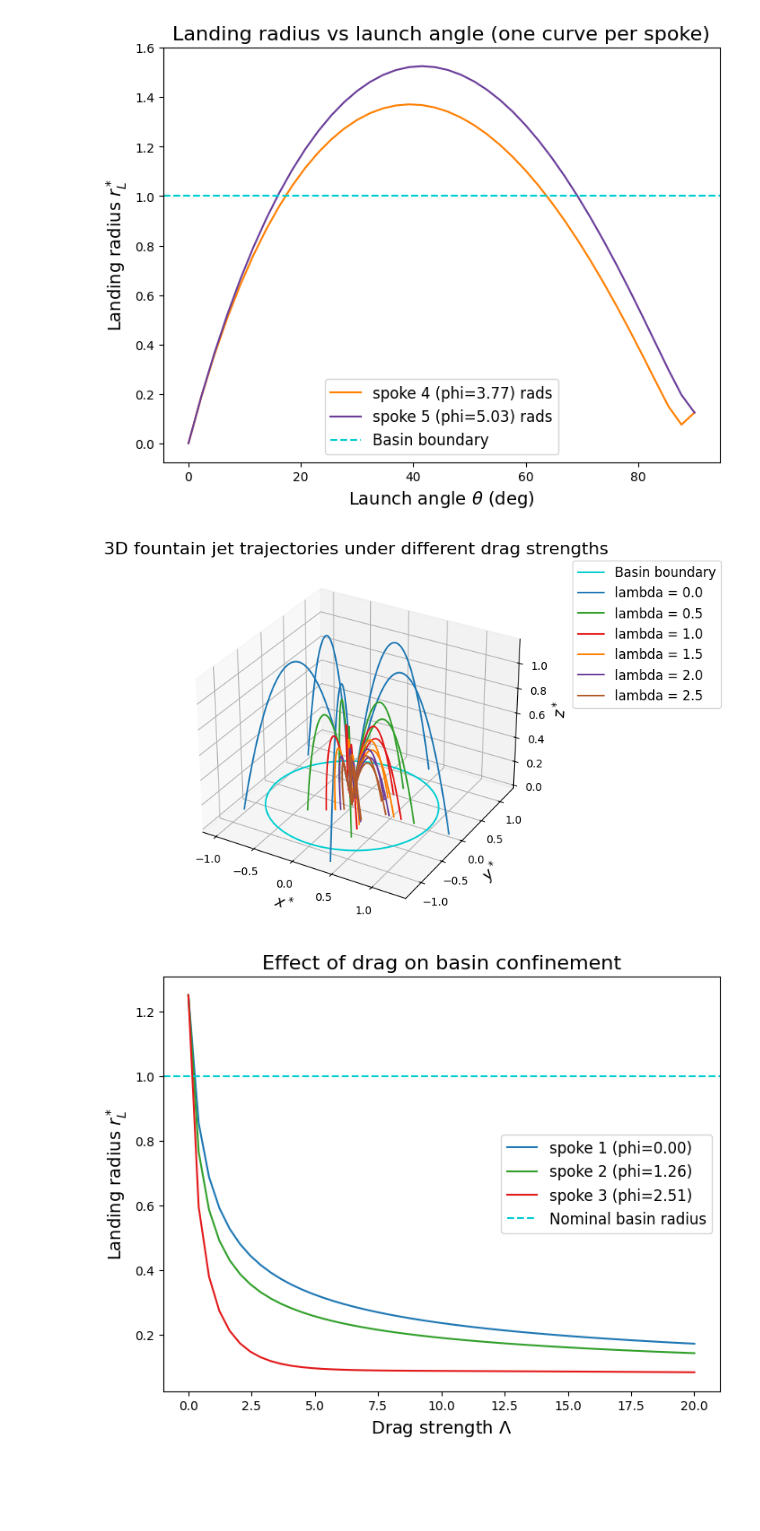
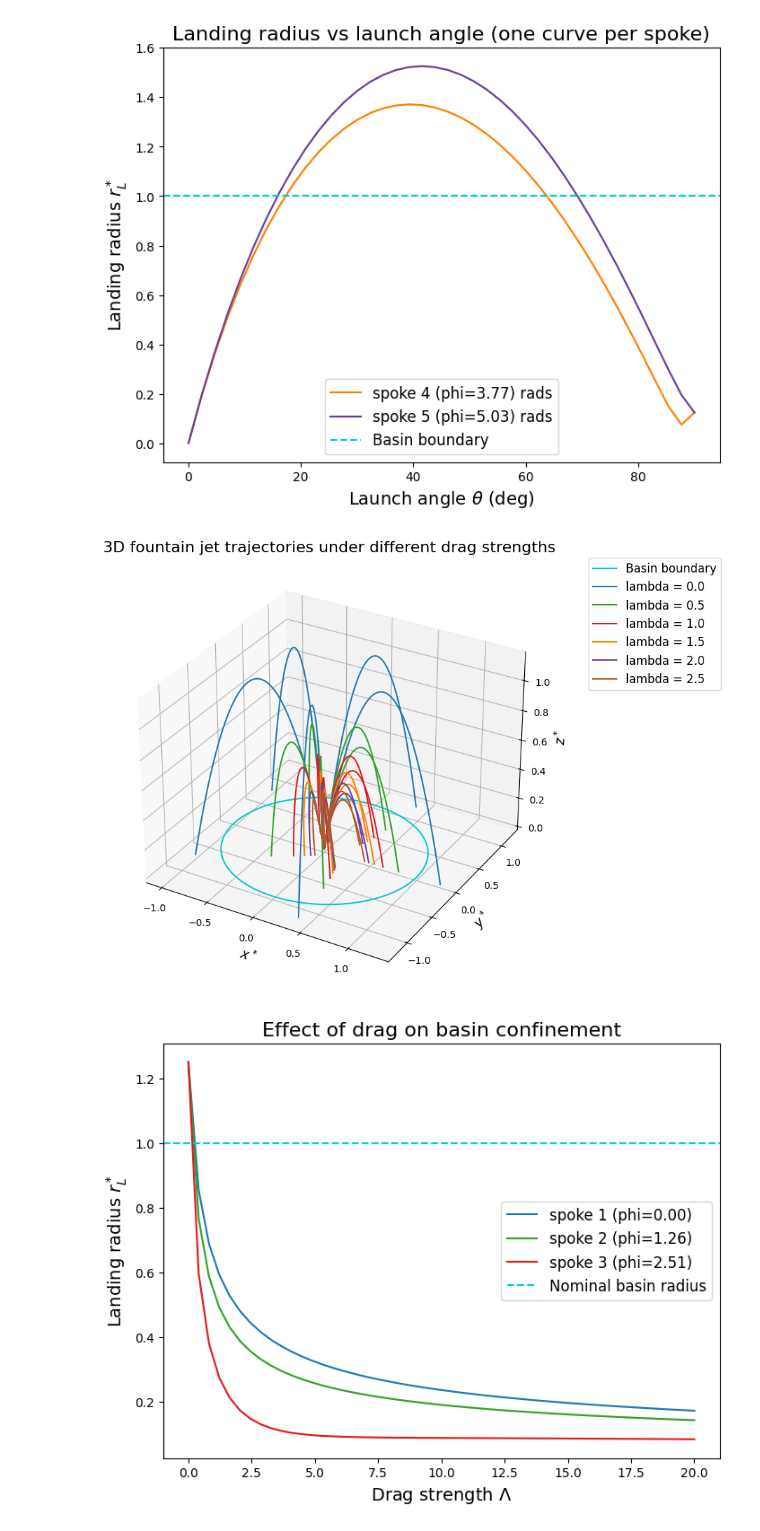
Before and after one commit to pavitra1905/FountainTrajectory, a Jupyter notebook: FountainTrajectoryPlots.ipynb, the cells around one changed output. Saved outputs shown, nothing was run; the diff lists cells and outputs as text; code cells hidden in the pictures; blank space fills up the shorter version.

```diff
--- a/FountainTrajectoryPlots.ipynb
+++ b/FountainTrajectoryPlots.ipynb
@@ -162,7 +162,7 @@ plt.show()
 [figure]
 # %%
 # Jet trajectories under increasing wind, viewed in 3D space
-fig = plt.figure(figsize=(8,6))
+fig = plt.figure(figsize=(10,8))
 ax = fig.add_subplot(111, projection="3d")
 ax.plot(np.cos(theta_circ), np.sin(theta_circ), label="Basin boundary", color='darkturquoise')
 
@@ -300,40 +300,40 @@ plt.show()
 # Jet trajectories under fixed wind and increasing drag, viewed in 3D space
 Lambdas = np.linspace(0.0, 2.5, 6)
 
-fig = plt.figure(figsize=(8,6))
+fig = plt.figure(figsize=(10,8))
 ax = fig.add_subplot(111, projection="3d")
 ax.plot(np.cos(theta_circ), np.sin(theta_circ), label="Basin boundary", color='darkturquoise')
 
 for i, Lam in enumerate(Lambdas):
     for j, p in enumerate(phi):
         sol, _ = simulate(theta, p, Gamma, Lam, wind_fixed)
         if sol is not None:
             if j == 0:
                 ax.plot(
                     sol.y[0],  # x*
                     sol.y[1],  # y*
                     sol.y[2],  # z*
                     color=cmap(2*i + 1),
                     label=f"lambda = {Lam}"
                 )
             else:
                 ax.plot(
                     sol.y[0],  # x*
                     sol.y[1],  # y*
                     sol.y[2],  # z*
                     color=cmap(2*i + 1),
                 )
 
 ax.set_xlabel(r"$x^*$", fontsize=14)
 ax.set_ylabel(r"$y^*$", fontsize=14)
 ax.set_zlabel(r"$z^*$", fontsize=14)
 ax.set_title("3D fountain jet trajectories under different drag strengths", fontsize=16)
 ax.legend(loc="upper left",
     bbox_to_anchor=(1.1, 1.0),
     borderaxespad=0.0, fontsize=12)
 plt.show()
 # %% [output]
-[figure, old version]
+[figure, new version]
 # %%
 # Basin radius vs drag
 Lambdas = np.linspace(0.0, 20, 50)
```
Also changed, not shown: parts of 1 cell of this notebook.
